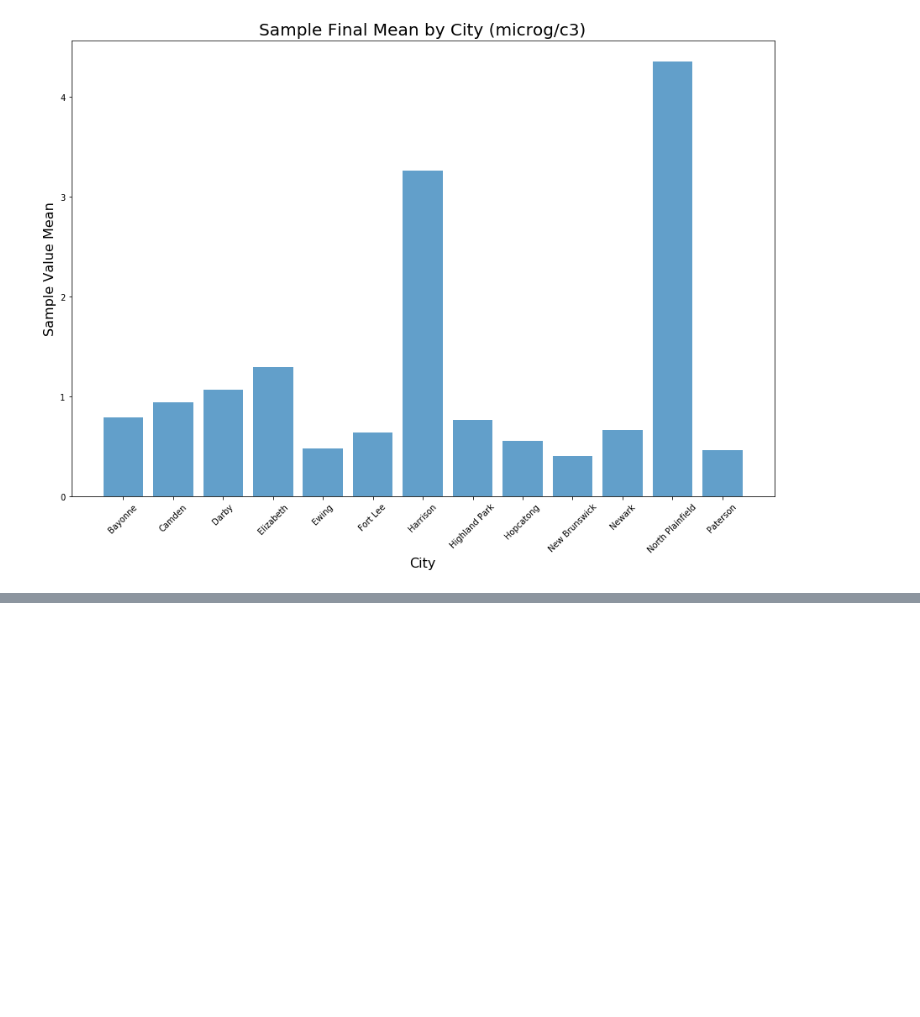
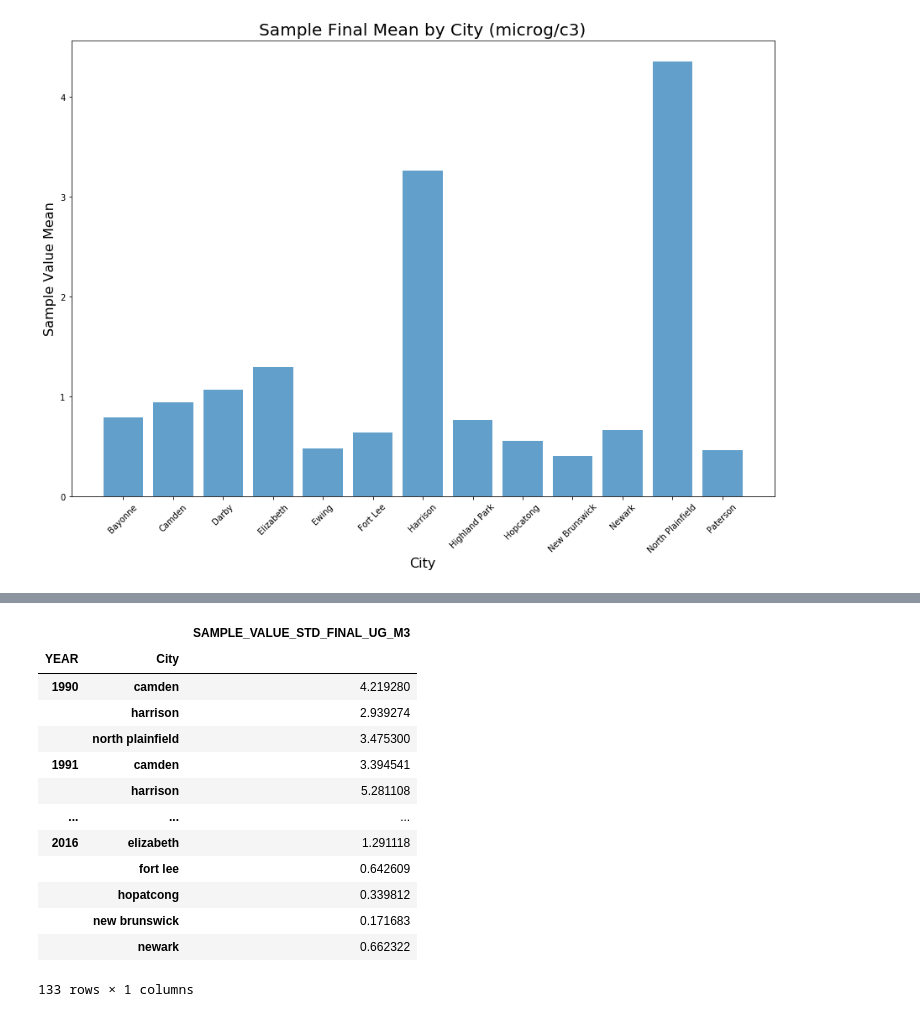
Before and after one commit to jjjjjeb/NJAir_EDA, a Jupyter notebook: Benzene Analysis.ipynb, the cells around one changed output, grey strips where cells are left out. Drawn from its saved outputs; the diff is of its cells as text; code cells hidden in the pictures; blank space fills up the shorter version.

```diff
--- a/Benzene Analysis.ipynb
+++ b/Benzene Analysis.ipynb
@@ -554,0 +572,18 @@ Text(0, 0.5, 'Sample Value Mean')
+# %%
+city_year_df = pd.DataFrame(city_year_group['SAMPLE_VALUE_STD_FINAL_UG_M3'].mean())
+city_year_df
+# %% [output]
+|  |  | SAMPLE_VALUE_STD_FINAL_UG_M3 |
+| YEAR | City |  |
+| 1990 | camden | 4.219280 |
+|  | harrison | 2.939274 |
+|  | north plainfield | 3.475300 |
+| 1991 | camden | 3.394541 |
+|  | harrison | 5.281108 |
+| ... | ... | ... |
+| 2016 | elizabeth | 1.291118 |
+|  | fort lee | 0.642609 |
+|  | hopatcong | 0.339812 |
+|  | new brunswick | 0.171683 |
+|  | newark | 0.662322 |
+133 rows × 1 columns
```
Also changed, not shown: parts of 4 cells of this notebook.
